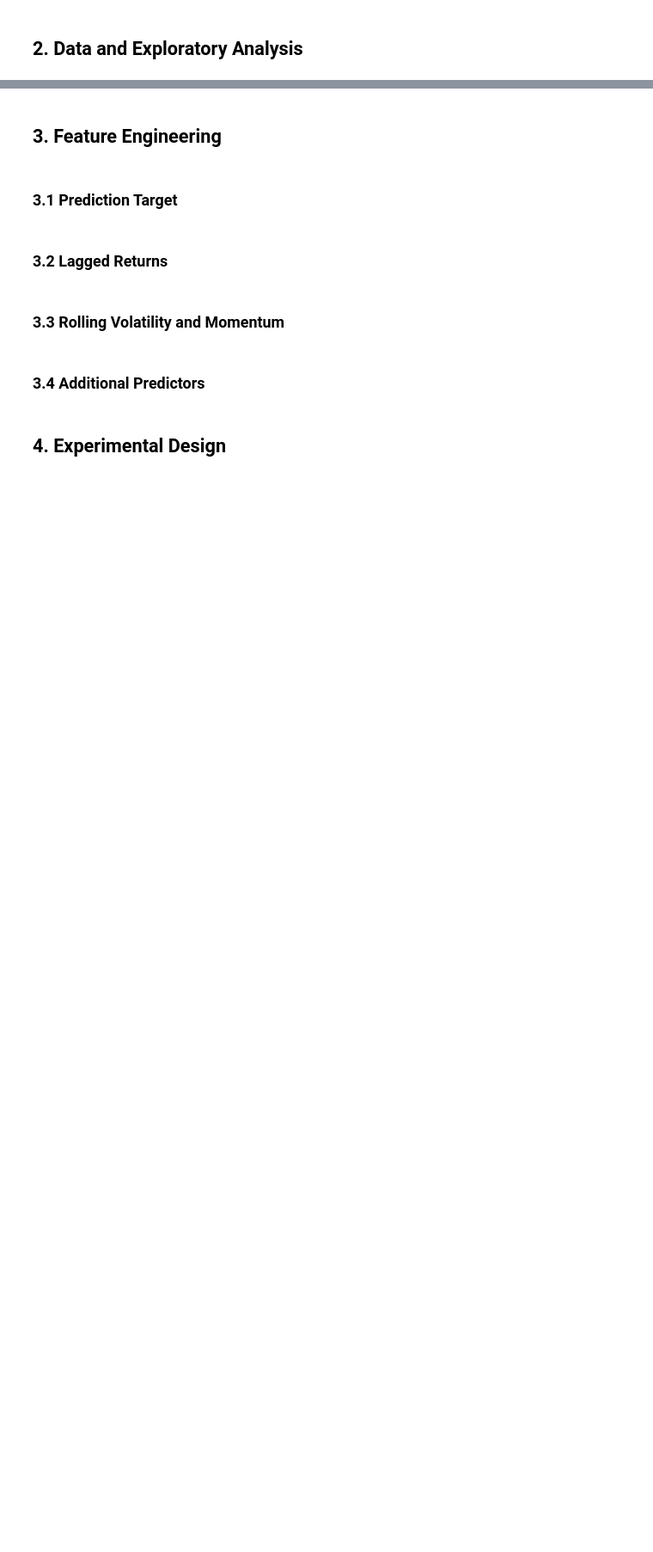
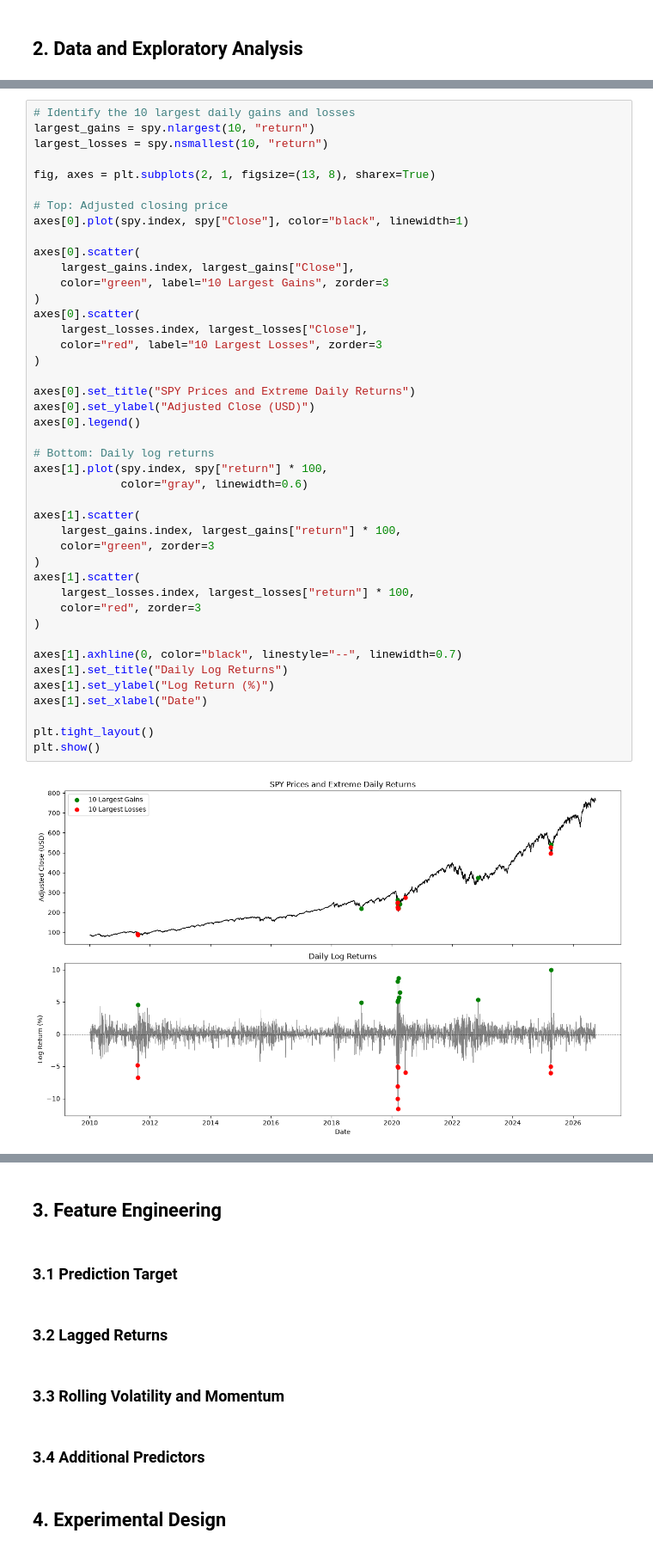
Before and after one commit to minjee-kim/financial-forecasting, a Jupyter notebook: analysis.ipynb, the cells around one changed output, grey strips where cells are left out. Shown at 86% size. Cells and saved outputs as stored; diff of their text form; blank space fills up the shorter version.

```diff
--- a/analysis.ipynb
+++ b/analysis.ipynb
@@ -17,0 +127,45 @@
+# %%
+# Identify the 10 largest daily gains and losses
+largest_gains = spy.nlargest(10, "return")
+largest_losses = spy.nsmallest(10, "return")
+
+fig, axes = plt.subplots(2, 1, figsize=(13, 8), sharex=True)
+
+# Top: Adjusted closing price
+axes[0].plot(spy.index, spy["Close"], color="black", linewidth=1)
+
+axes[0].scatter(
+    largest_gains.index, largest_gains["Close"],
+    color="green", label="10 Largest Gains", zorder=3
+)
+axes[0].scatter(
+    largest_losses.index, largest_losses["Close"],
+    color="red", label="10 Largest Losses", zorder=3
+)
+
+axes[0].set_title("SPY Prices and Extreme Daily Returns")
+axes[0].set_ylabel("Adjusted Close (USD)")
+axes[0].legend()
+
+# Bottom: Daily log returns
+axes[1].plot(spy.index, spy["return"] * 100,
+             color="gray", linewidth=0.6)
+
+axes[1].scatter(
+    largest_gains.index, largest_gains["return"] * 100,
+    color="green", zorder=3
+)
+axes[1].scatter(
+    largest_losses.index, largest_losses["return"] * 100,
+    color="red", zorder=3
+)
+
+axes[1].axhline(0, color="black", linestyle="--", linewidth=0.7)
+axes[1].set_title("Daily Log Returns")
+axes[1].set_ylabel("Log Return (%)")
+axes[1].set_xlabel("Date")
+
+plt.tight_layout()
+plt.show()
+# %% [output]
+[figure, added]
```
Also changed, not shown: parts of 20 cells of this notebook, 1 other file.
